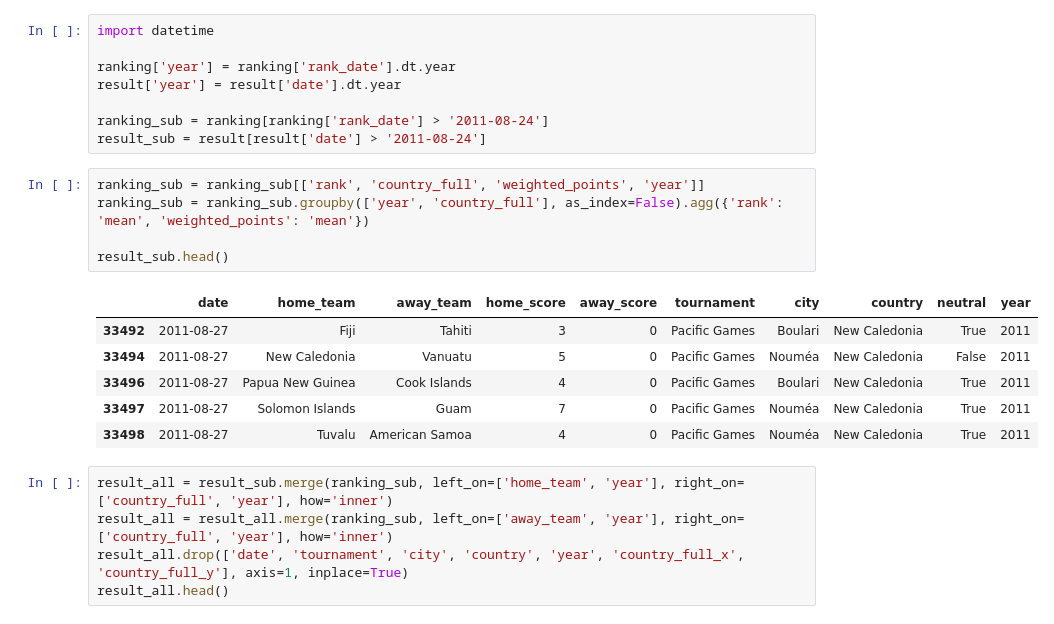
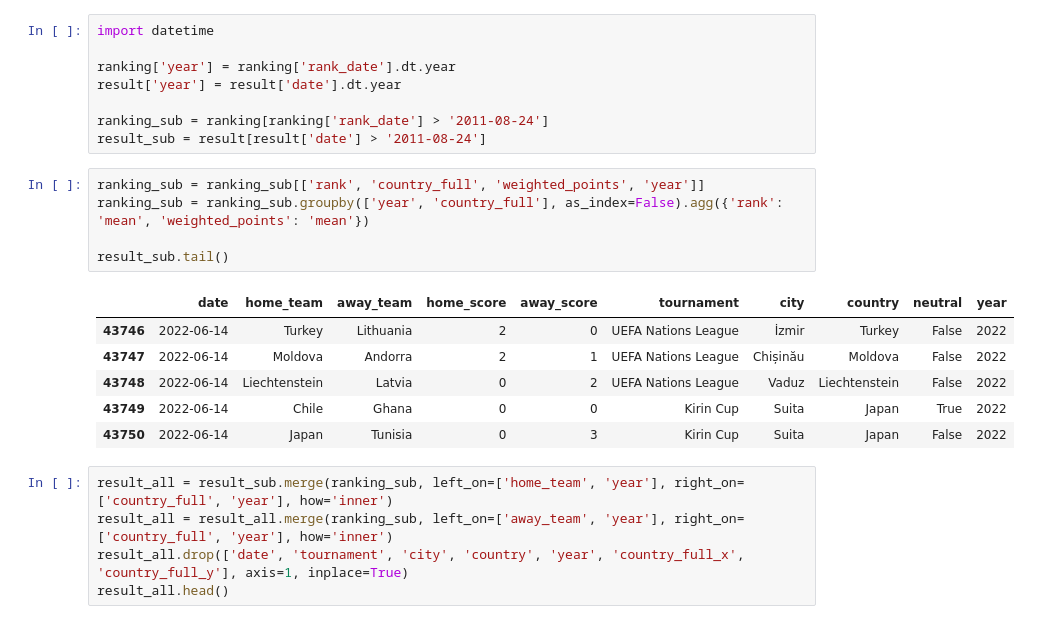
Before and after one commit to foxon01/world_cup_predictions, a Jupyter notebook: world_cup_prediction.ipynb, the cells around one changed output. Cells and saved outputs as stored; diff of their text form.

```diff
--- a/world_cup_prediction.ipynb
+++ b/world_cup_prediction.ipynb
@@ -91,15 +85,15 @@ result_sub = result[result['date'] > '2011-08-24']
 # %%
 ranking_sub = ranking_sub[['rank', 'country_full', 'weighted_points', 'year']]
 ranking_sub = ranking_sub.groupby(['year', 'country_full'], as_index=False).agg({'rank': 'mean', 'weighted_points': 'mean'})
 
-result_sub.head()
+result_sub.tail()
 # %% [output]
 |  | date | home_team | away_team | home_score | away_score | tournament | city | country | neutral | year |
-| 33492 | 2011-08-27 | Fiji | Tahiti | 3 | 0 | Pacific Games | Boulari | New Caledonia | True | 2011 |
-| 33494 | 2011-08-27 | New Caledonia | Vanuatu | 5 | 0 | Pacific Games | Nouméa | New Caledonia | False | 2011 |
-| 33496 | 2011-08-27 | Papua New Guinea | Cook Islands | 4 | 0 | Pacific Games | Boulari | New Caledonia | True | 2011 |
-| 33497 | 2011-08-27 | Solomon Islands | Guam | 7 | 0 | Pacific Games | Nouméa | New Caledonia | True | 2011 |
-| 33498 | 2011-08-27 | Tuvalu | American Samoa | 4 | 0 | Pacific Games | Nouméa | New Caledonia | True | 2011 |
+| 43746 | 2022-06-14 | Turkey | Lithuania | 2 | 0 | UEFA Nations League | İzmir | Turkey | False | 2022 |
+| 43747 | 2022-06-14 | Moldova | Andorra | 2 | 1 | UEFA Nations League | Chișinău | Moldova | False | 2022 |
+| 43748 | 2022-06-14 | Liechtenstein | Latvia | 0 | 2 | UEFA Nations League | Vaduz | Liechtenstein | False | 2022 |
+| 43749 | 2022-06-14 | Chile | Ghana | 0 | 0 | Kirin Cup | Suita | Japan | True | 2022 |
+| 43750 | 2022-06-14 | Japan | Tunisia | 0 | 3 | Kirin Cup | Suita | Japan | False | 2022 |
 # %%
 result_all = result_sub.merge(ranking_sub, left_on=['home_team', 'year'], right_on=['country_full', 'year'], how='inner')
 result_all = result_all.merge(ranking_sub, left_on=['away_team', 'year'], right_on=['country_full', 'year'], how='inner')
```
Also changed, not shown: parts of 19 cells of this notebook, 1 other file.
